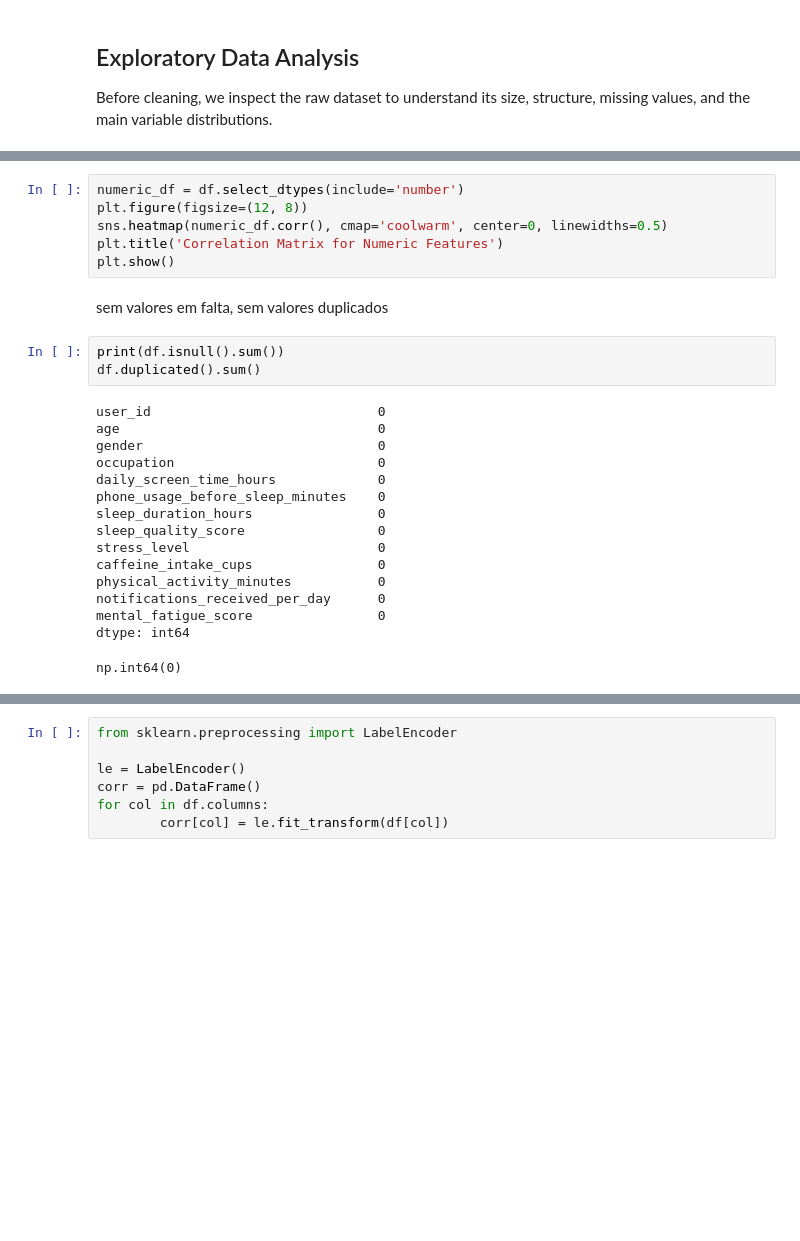
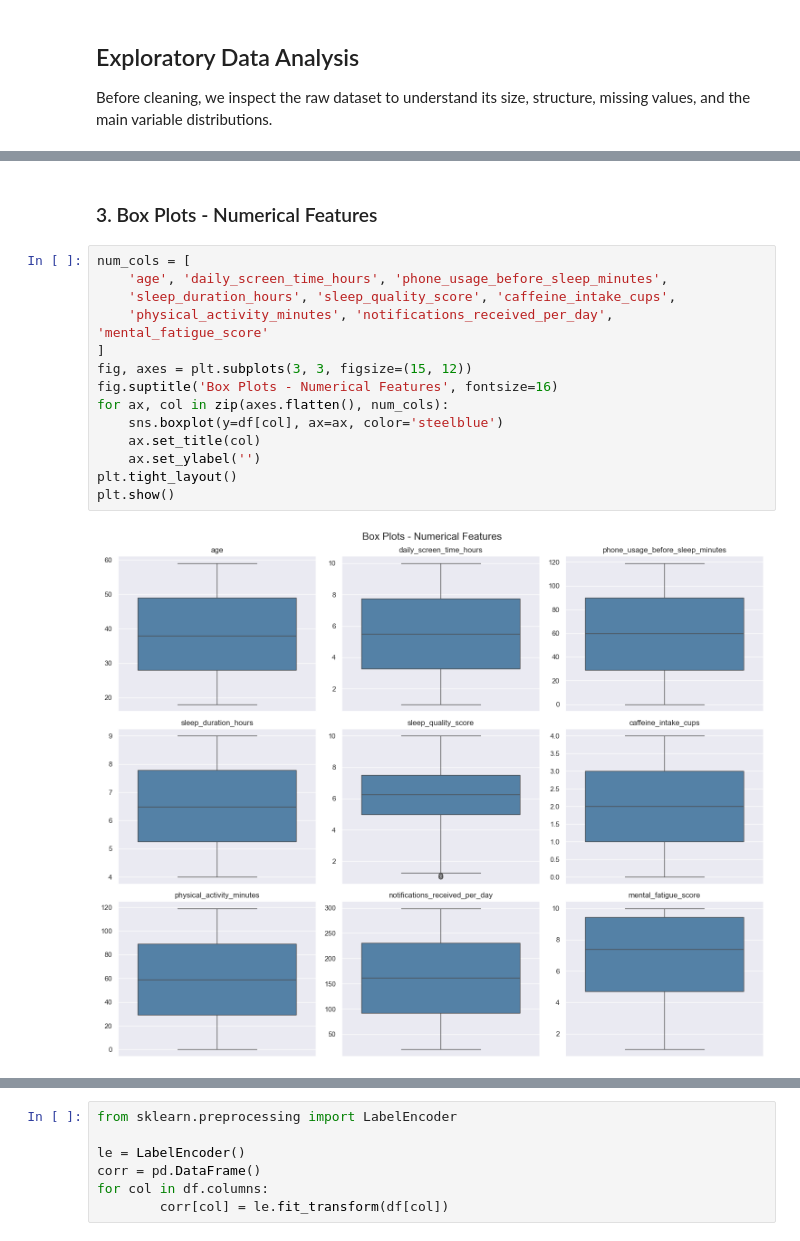
Before and after one commit to diogvasc/projetoAC, a Jupyter notebook: projeto_2.ipynb, the cells around one changed output, grey strips where cells are left out. Drawn from its saved outputs; the diff is of its cells as text; blank space fills up the shorter version.

```diff
--- a/projeto_2.ipynb
+++ b/projeto_2.ipynb
@@ -75,27 +118,18 @@ plt.show()
-# %%
-numeric_df = df.select_dtypes(include='number')
-plt.figure(figsize=(12, 8))
-sns.heatmap(numeric_df.corr(), cmap='coolwarm', center=0, linewidths=0.5)
-plt.title('Correlation Matrix for Numeric Features')
-plt.show()
-# %% [markdown]
-sem valores em falta, sem valores duplicados
-# %%
-print(df.isnull().sum())
-df.duplicated().sum()
-# %% [output]
-user_id                             0
-age                                 0
-gender                              0
-occupation                          0
-daily_screen_time_hours             0
-phone_usage_before_sleep_minutes    0
-sleep_duration_hours                0
-sleep_quality_score                 0
-stress_level                        0
-caffeine_intake_cups                0
-physical_activity_minutes           0
-notifications_received_per_day      0
-mental_fatigue_score                0
-dtype: int64
-np.int64(0)
+# %% [markdown]
+### 3. Box Plots - Numerical Features
+# %%
+num_cols = [
+    'age', 'daily_screen_time_hours', 'phone_usage_before_sleep_minutes',
+    'sleep_duration_hours', 'sleep_quality_score', 'caffeine_intake_cups',
+    'physical_activity_minutes', 'notifications_received_per_day', 'mental_fatigue_score'
+]
+fig, axes = plt.subplots(3, 3, figsize=(15, 12))
+fig.suptitle('Box Plots - Numerical Features', fontsize=16)
+for ax, col in zip(axes.flatten(), num_cols):
+    sns.boxplot(y=df[col], ax=ax, color='steelblue')
+    ax.set_title(col)
+    ax.set_ylabel('')
+plt.tight_layout()
+plt.show()
+# %% [output]
+[figure, added]
```
Also changed, not shown: parts of 84 cells of this notebook.
